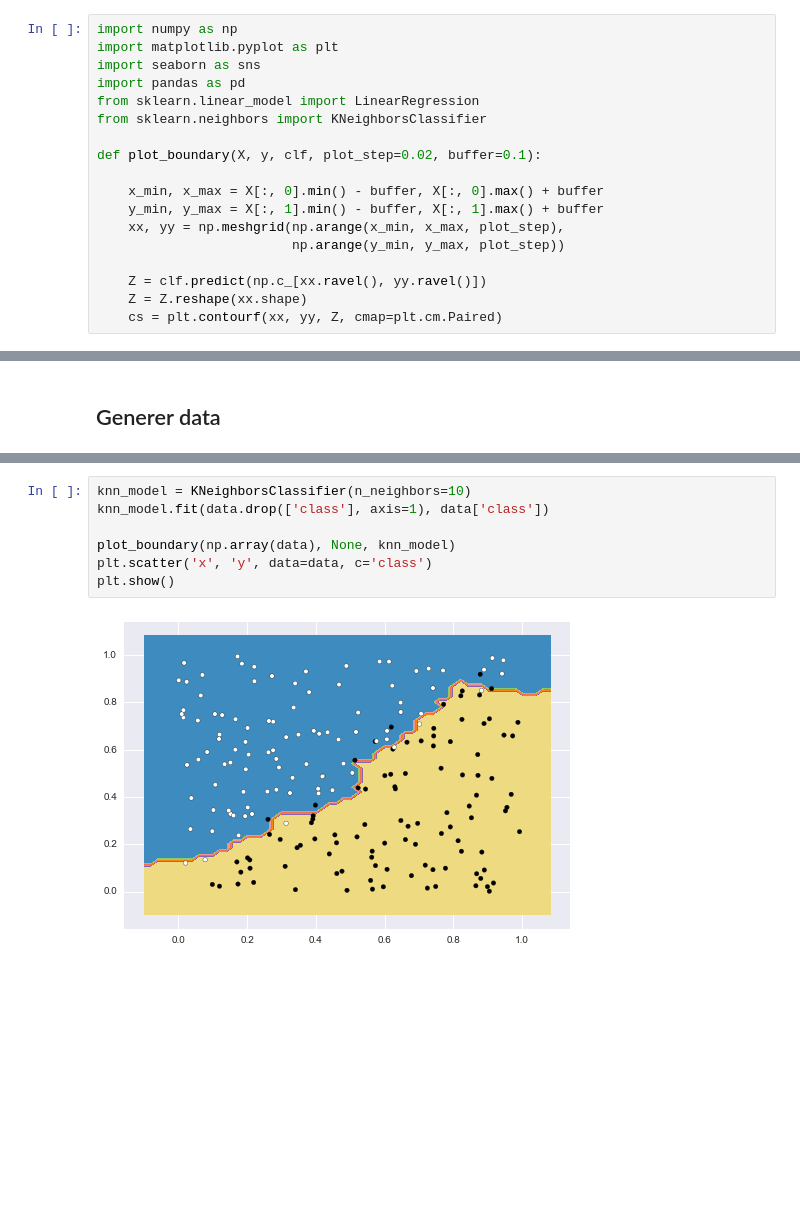
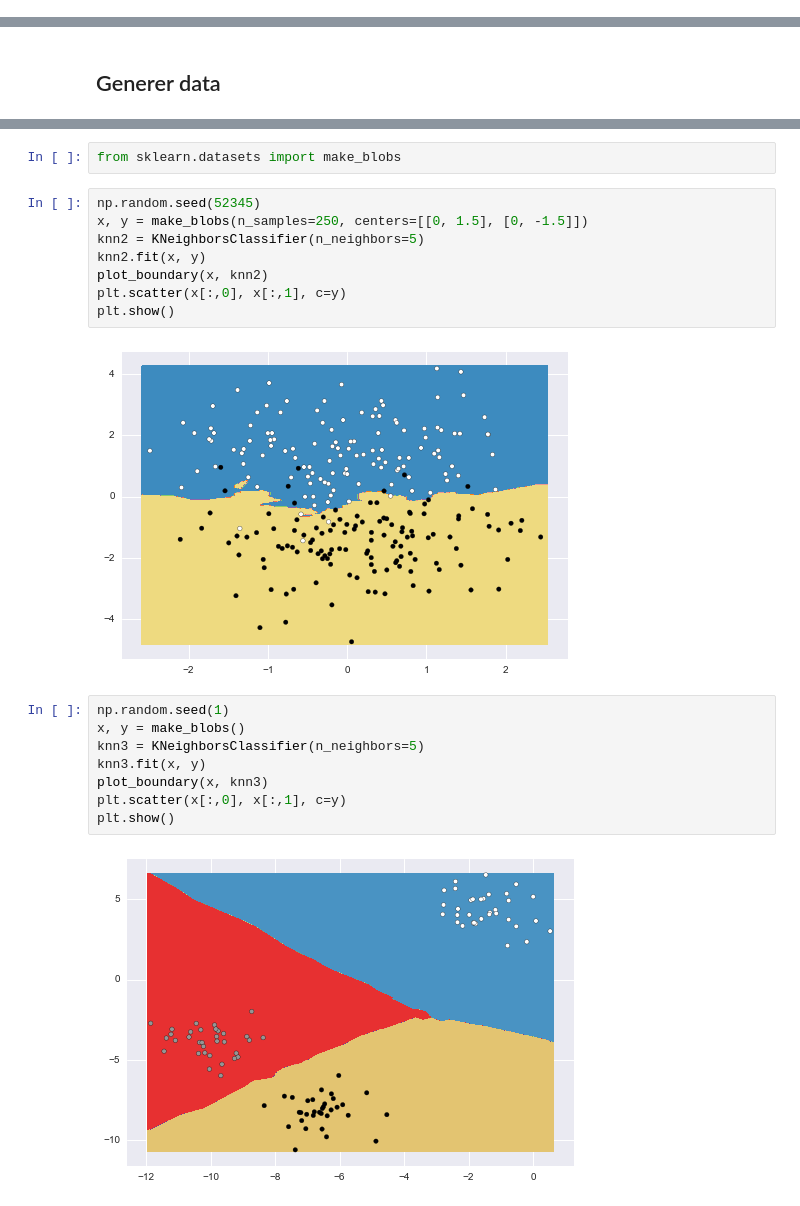
Before and after one commit to MarieRoald/MLkurs, a Jupyter notebook: notebooks/simple_examples.ipynb, the cells around one changed output, grey strips where cells are left out. Saved outputs shown, nothing was run; the diff lists cells and outputs as text; blank space fills up the shorter version.

```diff
--- a/notebooks/simple_examples.ipynb
+++ b/notebooks/simple_examples.ipynb
@@ -1,18 +0,0 @@
-# %%
-import numpy as np
-import matplotlib.pyplot as plt
-import seaborn as sns
-import pandas as pd
-from sklearn.linear_model import LinearRegression
-from sklearn.neighbors import KNeighborsClassifier
-
-def plot_boundary(X, y, clf, plot_step=0.02, buffer=0.1):
-
-    x_min, x_max = X[:, 0].min() - buffer, X[:, 0].max() + buffer
-    y_min, y_max = X[:, 1].min() - buffer, X[:, 1].max() + buffer
-    xx, yy = np.meshgrid(np.arange(x_min, x_max, plot_step),
-                         np.arange(y_min, y_max, plot_step))
-
-    Z = clf.predict(np.c_[xx.ravel(), yy.ravel()])
-    Z = Z.reshape(xx.shape)
-    cs = plt.contourf(xx, yy, Z, cmap=plt.cm.Paired)
@@ -61,9 +35,22 @@ data.head()
-# %%
-knn_model = KNeighborsClassifier(n_neighbors=10)
-knn_model.fit(data.drop(['class'], axis=1), data['class'])
-
-plot_boundary(np.array(data), None, knn_model)
-plt.scatter('x', 'y', data=data, c='class')
-plt.show()
-# %% [output]
-[figure, removed]
+# %%
+from sklearn.datasets import make_blobs
+# %%
+np.random.seed(52345)
+x, y = make_blobs(n_samples=250, centers=[[0, 1.5], [0, -1.5]])
+knn2 = KNeighborsClassifier(n_neighbors=5)
+knn2.fit(x, y)
+plot_boundary(x, knn2)
+plt.scatter(x[:,0], x[:,1], c=y)
+plt.show()
+# %% [output]
+[figure, added]
+# %%
+np.random.seed(1)
+x, y = make_blobs()
+knn3 = KNeighborsClassifier(n_neighbors=5)
+knn3.fit(x, y)
+plot_boundary(x, knn3)
+plt.scatter(x[:,0], x[:,1], c=y)
+plt.show()
+# %% [output]
+[figure, added]
```
Also changed, not shown: parts of 5 cells of this notebook.
